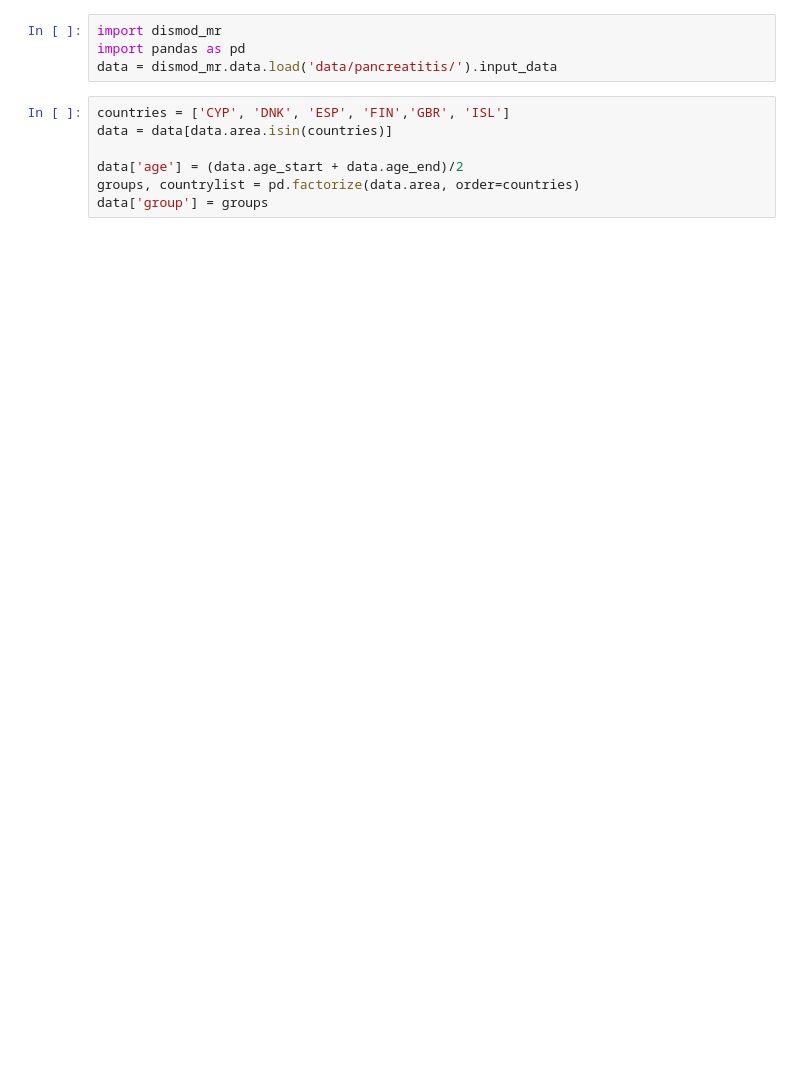
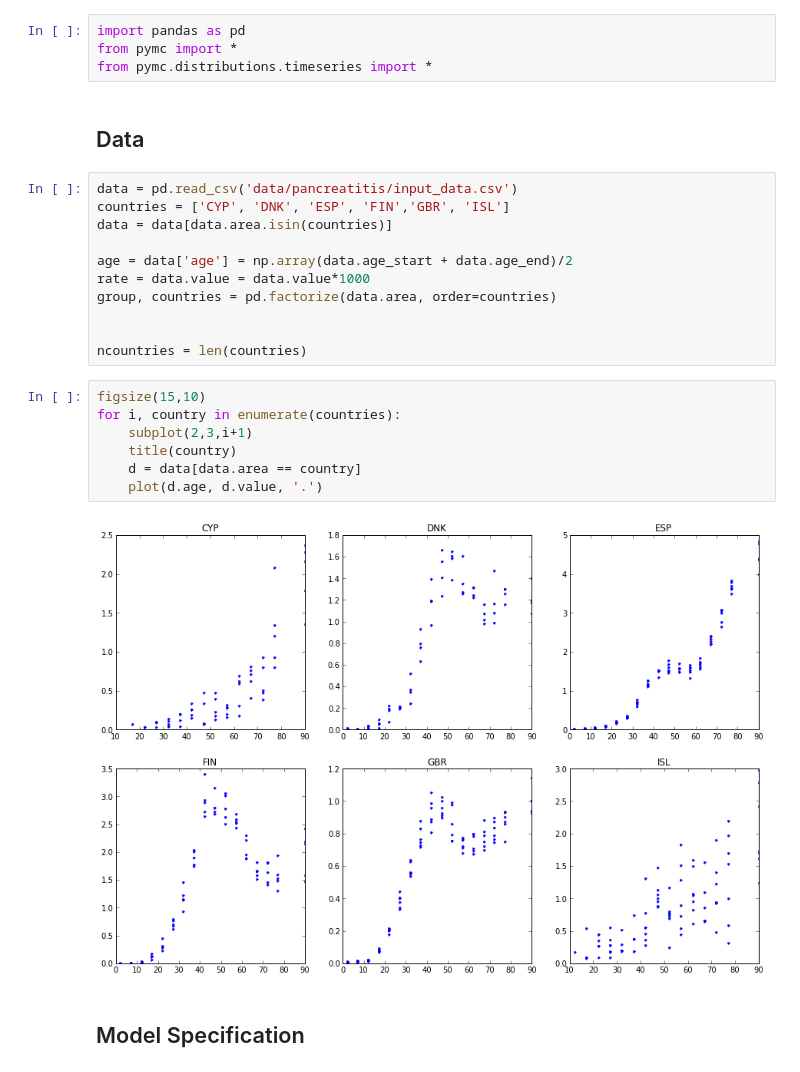
Before and after one commit to pymc-devs/pymc, a Jupyter notebook: pymc/examples/GHME 2013.ipynb, the cells around one changed output. Drawn from its saved outputs; the diff is of its cells as text; blank space fills up the shorter version.

```diff
--- a/pymc/examples/GHME 2013.ipynb
+++ b/pymc/examples/GHME 2013.ipynb
@@ -1,12 +1,31 @@
-# %%
-import dismod_mr
-import pandas as pd
-data = dismod_mr.data.load('data/pancreatitis/').input_data
+# %%
+import pandas as pd
+from pymc import *
+from pymc.distributions.timeseries import *
+# %% [markdown]
+Data
+----
 # %%
+data = pd.read_csv('data/pancreatitis/input_data.csv')
 countries = ['CYP', 'DNK', 'ESP', 'FIN','GBR', 'ISL']
 data = data[data.area.isin(countries)]
 
-data['age'] = (data.age_start + data.age_end)/2
-groups, countrylist = pd.factorize(data.area, order=countries)
-data['group'] = groups
+age = data['age'] = np.array(data.age_start + data.age_end)/2
+rate = data.value = data.value*1000
+group, countries = pd.factorize(data.area, order=countries)
+
+
+ncountries = len(countries)
+# %%
+figsize(15,10)
+for i, country in enumerate(countries):
+    subplot(2,3,i+1)
+    title(country)
+    d = data[data.area == country]
+    plot(d.age, d.value, '.')
+# %% [output]
+[figure, added]
+# %% [markdown]
+Model Specification
+-------------------
 # %%
```
Also changed, not shown: parts of 5 cells of this notebook, 4 other files.
